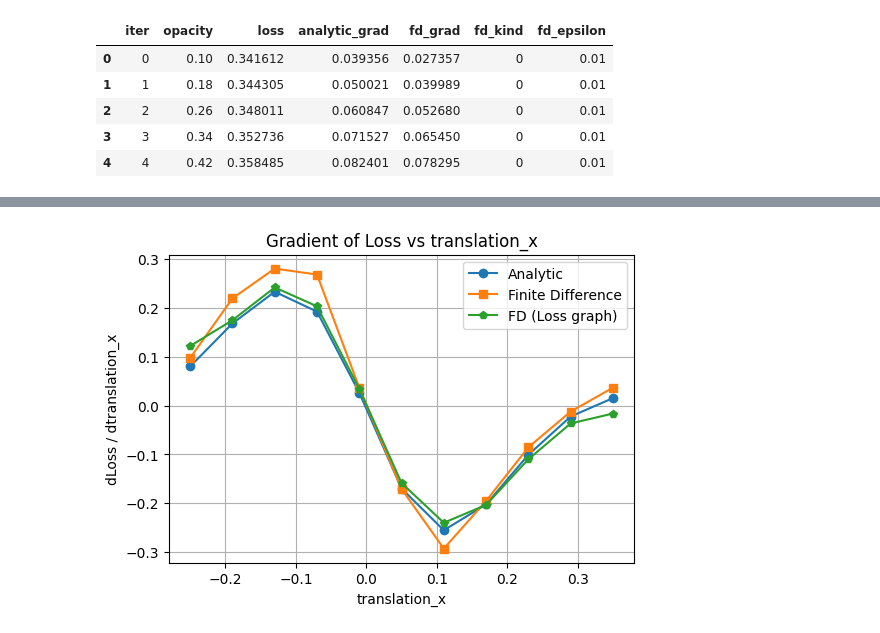
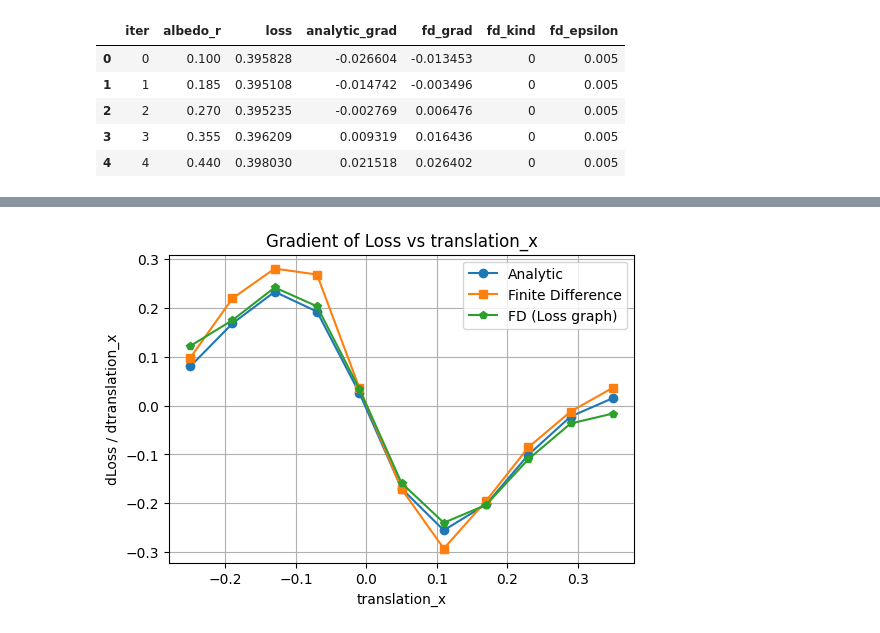
Before and after one commit to M-Gjerde/DifferentiablePointRendering, a Jupyter notebook: python/finite_difference/notebook_scatter.ipynb, the cells around one changed output, grey strips where cells are left out. Drawn from its saved outputs; the diff is of its cells as text; code cells hidden in the pictures.

```diff
--- a/python/finite_difference/notebook_scatter.ipynb
+++ b/python/finite_difference/notebook_scatter.ipynb
@@ -1,31 +1,31 @@
 # %%
 import pandas as pd
 from pathlib import Path
 
 test = "0"
 index = "2"
-parameter= "opacity"
+parameter= "albedo_r"
 scene = "cornell"
 camera = "camera1"
 csv_path = Path(f"Output/{scene}/{parameter}/{index}/{test}/{camera}_{parameter}_sweep.csv")
 
 if not csv_path.exists():
     raise FileNotFoundError(f"CSV file not found: {csv_path}")
 
 df = pd.read_csv(csv_path)
 
 required_columns = {f"{parameter}", "loss", "analytic_grad", "fd_grad"}
 if not required_columns.issubset(df.columns):
     raise RuntimeError(f"CSV must contain columns: {required_columns}")
 
 df.head()
 # %% [output]
-|  | iter | opacity | loss | analytic_grad | fd_grad | fd_kind | fd_epsilon |
-| 0 | 0 | 0.10 | 0.341612 | 0.039356 | 0.027357 | 0 | 0.01 |
-| 1 | 1 | 0.18 | 0.344305 | 0.050021 | 0.039989 | 0 | 0.01 |
-| 2 | 2 | 0.26 | 0.348011 | 0.060847 | 0.052680 | 0 | 0.01 |
-| 3 | 3 | 0.34 | 0.352736 | 0.071527 | 0.065450 | 0 | 0.01 |
-| 4 | 4 | 0.42 | 0.358485 | 0.082401 | 0.078295 | 0 | 0.01 |
+|  | iter | albedo_r | loss | analytic_grad | fd_grad | fd_kind | fd_epsilon |
+| 0 | 0 | 0.100 | 0.395828 | -0.026604 | -0.013453 | 0 | 0.005 |
+| 1 | 1 | 0.185 | 0.395108 | -0.014742 | -0.003496 | 0 | 0.005 |
+| 2 | 2 | 0.270 | 0.395235 | -0.002769 | 0.006476 | 0 | 0.005 |
+| 3 | 3 | 0.355 | 0.396209 | 0.009319 | 0.016436 | 0 | 0.005 |
+| 4 | 4 | 0.440 | 0.398030 | 0.021518 | 0.026402 | 0 | 0.005 |
 # %%
 
 import matplotlib.pyplot as plt
```
Also changed, not shown: parts of 6 cells of this notebook, 3 other files.
